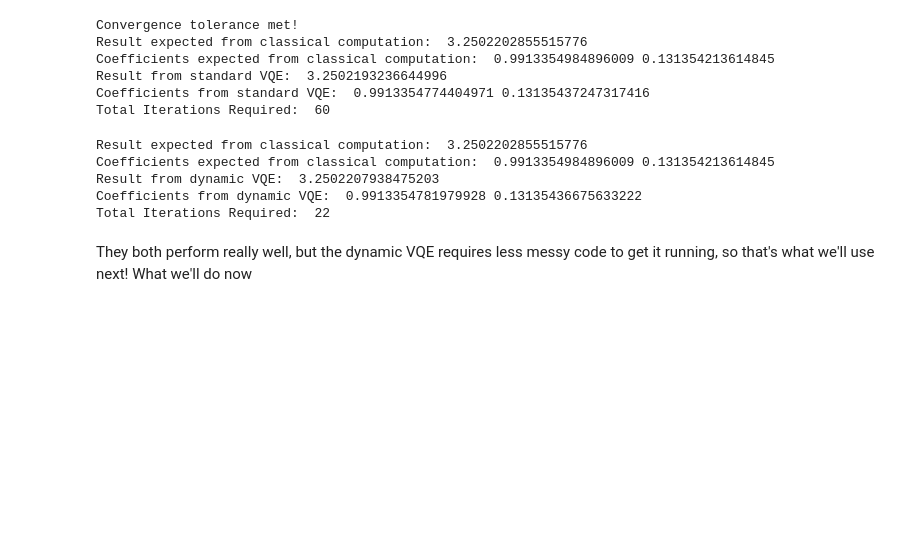
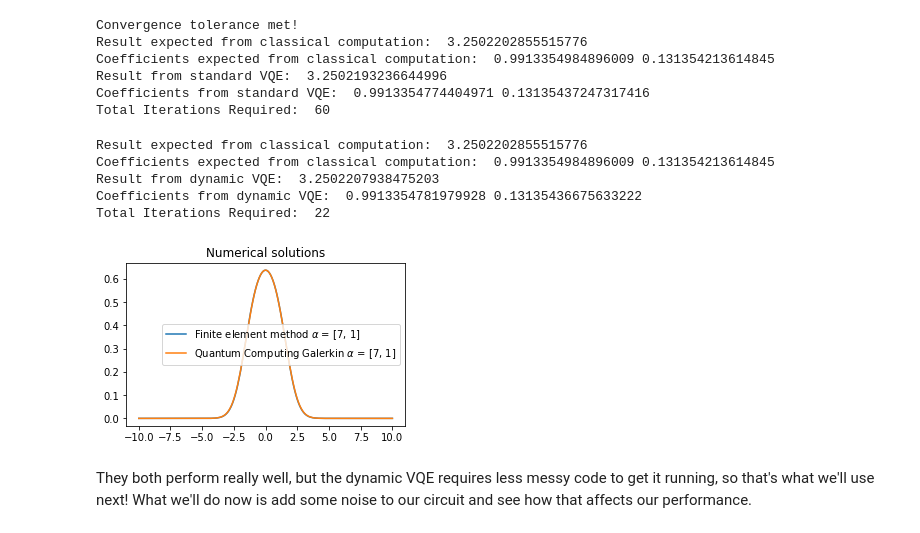
Before and after one commit to kylegodbey/nuclear-quantum-computing, a Jupyter notebook: _sources/qcgp.ipynb, the cells around one changed output. Saved outputs shown, nothing was run; the diff lists cells and outputs as text; code cells hidden in the pictures; blank space fills up the shorter version.

```diff
--- a/_sources/qcgp.ipynb
+++ b/_sources/qcgp.ipynb
@@ -744,5 +744,23 @@ Coefficients expected from classical computation:  0.9913354984896009 0.13135421
 Result from dynamic VQE:  3.2502207938475203
 Coefficients from dynamic VQE:  0.9913354781979928 0.13135436675633222
 Total Iterations Required:  22
+# %%
+
+solGaler=phibuilderFromCoeffs(coeffs)
+lamGaler=solFull[0][0]
+
+# Make plots of the numerical wavefunction
+fig, ax = plt.subplots(1,1,figsize=(5,3))
+
+ax.plot(x_array,solFinite,label=r'Finite element method $\alpha$ = '+str(alpha_k))
+ax.plot(x_array,solGaler,label= r'Quantum Computing Galerkin $\alpha$ = '+str(alpha_k))
+
+ax.set_title('Numerical solutions')
+
+ax.legend()
+
+plt.show()
+# %% [output]
+[figure, added]
 # %% [markdown]
-They both perform really well, but the dynamic VQE requires less messy code to get it running, so that's what we'll use next! What we'll do now
+They both perform really well, but the dynamic VQE requires less messy code to get it running, so that's what we'll use next! What we'll do now is add some noise to our circuit and see how that affects our performance.
```
Also changed, not shown: parts of 3 cells of this notebook, 22 other files.
